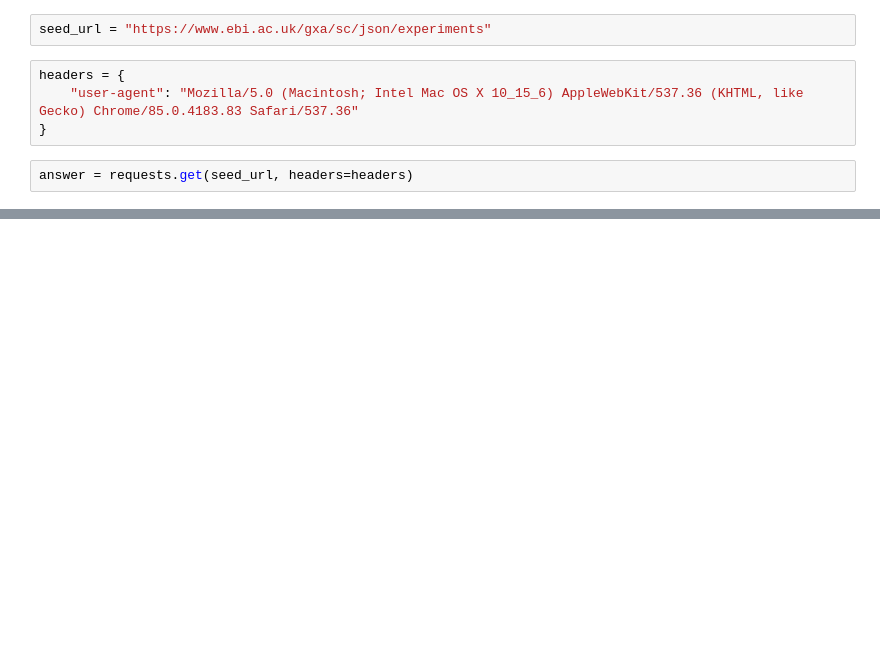
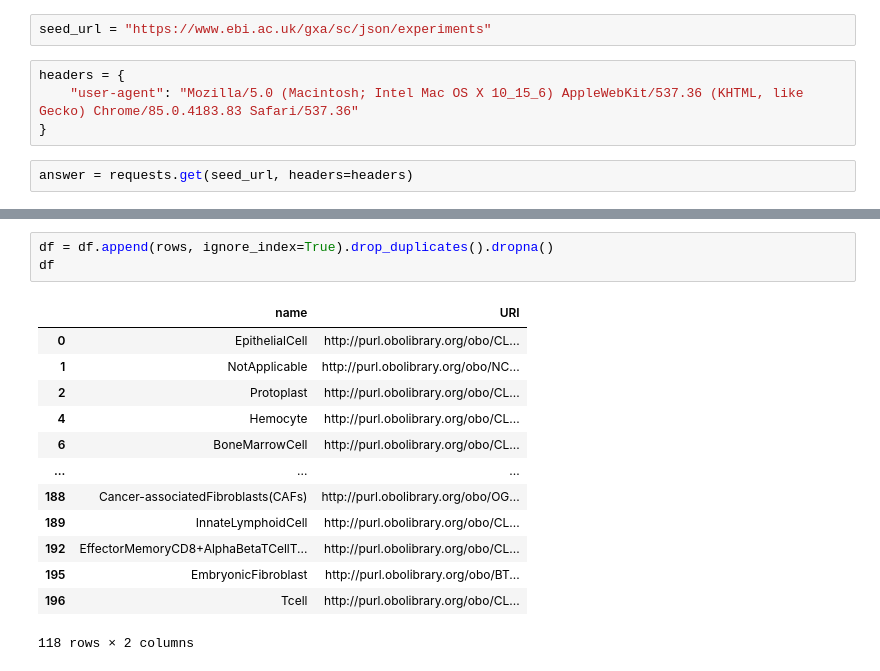
Before and after one commit to edusalcas/single-cell, a Jupyter notebook: SingleCell-PyProject/Standard_Cell_Types.ipynb, the cells around one changed output, grey strips where cells are left out. Cells and saved outputs as stored; diff of their text form; blank space fills up the shorter version.

```diff
--- a/SingleCell-PyProject/Standard_Cell_Types.ipynb
+++ b/SingleCell-PyProject/Standard_Cell_Types.ipynb
@@ -226,0 +298,17 @@ df_ct.to_excel('../SingleCell-Files/cell_types.xlsx', index=False)
+# %%
+df = df.append(rows, ignore_index=True).drop_duplicates().dropna()
+df
+# %% [output]
+|  | name | URI |
+| 0 | EpithelialCell | http://purl.obolibrary.org/obo/CL... |
+| 1 | NotApplicable | http://purl.obolibrary.org/obo/NC... |
+| 2 | Protoplast | http://purl.obolibrary.org/obo/CL... |
+| 4 | Hemocyte | http://purl.obolibrary.org/obo/CL... |
+| 6 | BoneMarrowCell | http://purl.obolibrary.org/obo/CL... |
+| ... | ... | ... |
+| 188 | Cancer-associatedFibroblasts(CAFs) | http://purl.obolibrary.org/obo/OG... |
+| 189 | InnateLymphoidCell | http://purl.obolibrary.org/obo/CL... |
+| 192 | EffectorMemoryCD8+AlphaBetaTCellT... | http://purl.obolibrary.org/obo/CL... |
+| 195 | EmbryonicFibroblast | http://purl.obolibrary.org/obo/BT... |
+| 196 | Tcell | http://purl.obolibrary.org/obo/CL... |
+118 rows × 2 columns
```
Also changed, not shown: parts of 41 cells of this notebook, 20 other files.
